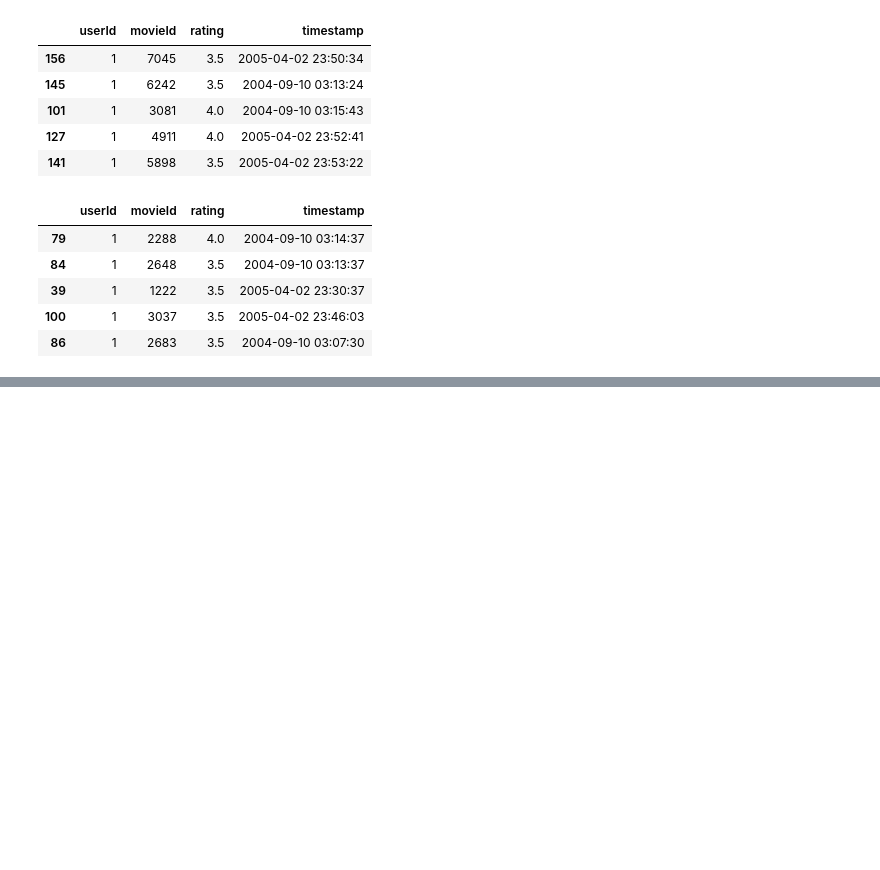
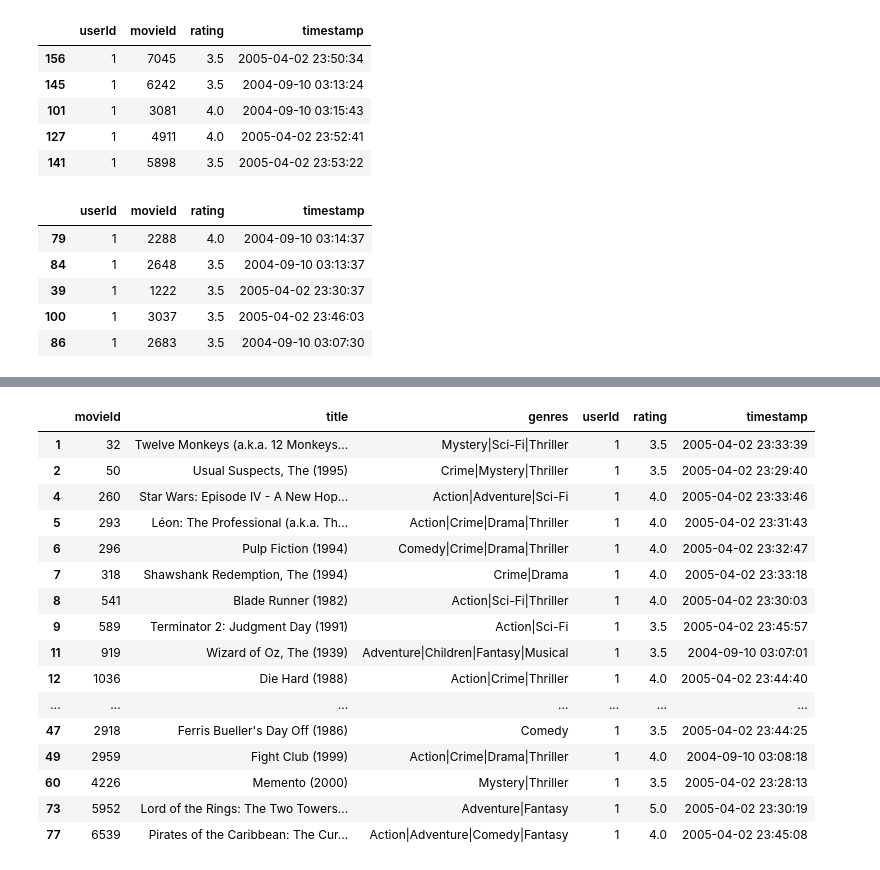
Before and after one commit to DimaOshchepkov/PageRank-Course-Project, a Jupyter notebook: handmaid_pagerank_realization.ipynb, the cells around one changed output, grey strips where cells are left out. Saved outputs shown, nothing was run; the diff lists cells and outputs as text; code cells hidden in the pictures; blank space fills up the shorter version.

Commit message:
Первый рабочий вариант pagerank

```diff
--- a/handmaid_pagerank_realization.ipynb
+++ b/handmaid_pagerank_realization.ipynb
@@ -304,0 +300,5 @@ rank['pagerank'].sum()
+# %%
+# Топ фильмов по мнению pagerank
+pred = prediction_movie_for_user1_without_famous.sort_values(by='pagerank', ascending=False).head(len(test1))
+print(len(pred))
+pred.head()
@@ -304,0 +348,5 @@ rank['pagerank'].sum()
+# %%
+movie_df = pd.read_csv('res/movie.csv')
+# %%
+prediction_moviename = pd.merge(movie_df, pred, on='movieId', how='inner')
+prediction_moviename.sort_values(by='pagerank', ascending=False).head()
@@ -304,0 +360,4 @@ rank['pagerank'].sum()
+# %%
+test_moviename = pd.merge(movie_df, test1, on='movieId', how='inner')
+print(len(test_moviename))
+test_moviename.sort_values(by='rating', ascending=False).head()
@@ -304,0 +372,21 @@ rank['pagerank'].sum()
+# %%
+# Фильмы которые были угаданны
+test_moviename[test_moviename['movieId'].isin(prediction_moviename['movieId'])]
+# %% [output]
+|  | movieId | title | genres | userId | rating | timestamp |
+| 1 | 32 | Twelve Monkeys (a.k.a. 12 Monkeys... | Mystery|Sci-Fi|Thriller | 1 | 3.5 | 2005-04-02 23:33:39 |
+| 2 | 50 | Usual Suspects, The (1995) | Crime|Mystery|Thriller | 1 | 3.5 | 2005-04-02 23:29:40 |
+| 4 | 260 | Star Wars: Episode IV - A New Hop... | Action|Adventure|Sci-Fi | 1 | 4.0 | 2005-04-02 23:33:46 |
+| 5 | 293 | Léon: The Professional (a.k.a. Th... | Action|Crime|Drama|Thriller | 1 | 4.0 | 2005-04-02 23:31:43 |
+| 6 | 296 | Pulp Fiction (1994) | Comedy|Crime|Drama|Thriller | 1 | 4.0 | 2005-04-02 23:32:47 |
+| 7 | 318 | Shawshank Redemption, The (1994) | Crime|Drama | 1 | 4.0 | 2005-04-02 23:33:18 |
+| 8 | 541 | Blade Runner (1982) | Action|Sci-Fi|Thriller | 1 | 4.0 | 2005-04-02 23:30:03 |
+| 9 | 589 | Terminator 2: Judgment Day (1991) | Action|Sci-Fi | 1 | 3.5 | 2005-04-02 23:45:57 |
+| 11 | 919 | Wizard of Oz, The (1939) | Adventure|Children|Fantasy|Musical | 1 | 3.5 | 2004-09-10 03:07:01 |
+| 12 | 1036 | Die Hard (1988) | Action|Crime|Thriller | 1 | 4.0 | 2005-04-02 23:44:40 |
+| ... | ... | ... | ... | ... | ... | ... |
+| 47 | 2918 | Ferris Bueller's Day Off (1986) | Comedy | 1 | 3.5 | 2005-04-02 23:44:25 |
+| 49 | 2959 | Fight Club (1999) | Action|Crime|Drama|Thriller | 1 | 4.0 | 2004-09-10 03:08:18 |
+| 60 | 4226 | Memento (2000) | Mystery|Thriller | 1 | 3.5 | 2005-04-02 23:28:13 |
+| 73 | 5952 | Lord of the Rings: The Two Towers... | Adventure|Fantasy | 1 | 5.0 | 2005-04-02 23:30:19 |
+| 77 | 6539 | Pirates of the Caribbean: The Cur... | Action|Adventure|Comedy|Fantasy | 1 | 4.0 | 2005-04-02 23:45:08 |
```
Also changed, not shown: parts of 17 cells of this notebook.
